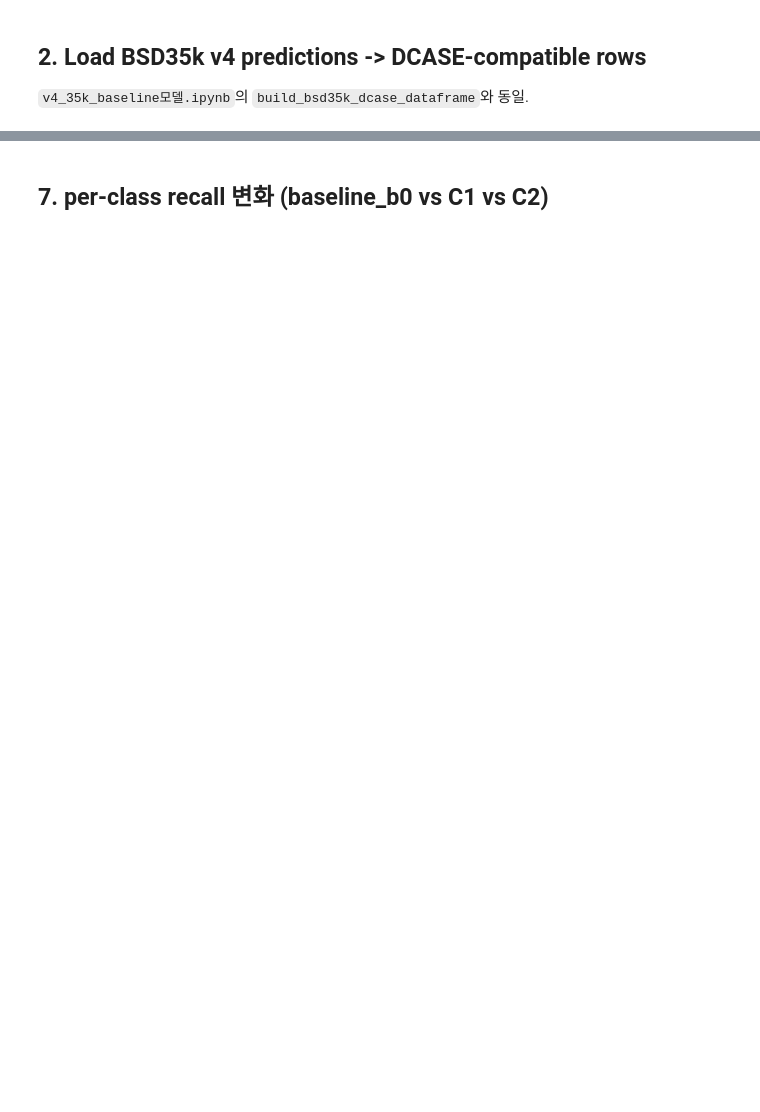
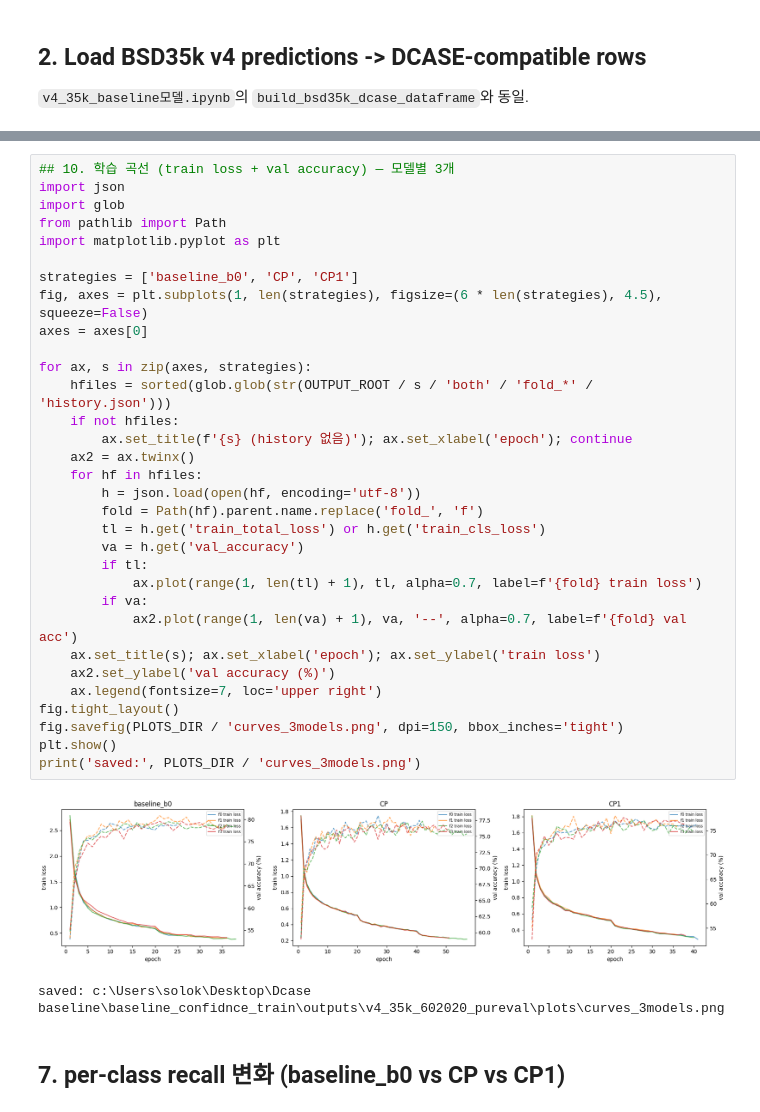
Before and after one commit to KANG-Hyeong-uk/dcase_2026, a Jupyter notebook: notebooks/bsd35k_class_selective_aug.ipynb, the cells around one changed output, grey strips where cells are left out. Drawn from its saved outputs; the diff is of its cells as text; blank space fills up the shorter version.

```diff
--- a/notebooks/bsd35k_class_selective_aug.ipynb
+++ b/notebooks/bsd35k_class_selective_aug.ipynb
@@ -308,5 +669,40 @@ baseline_b0 H-Acc = {b0:.3f}')
+# %%
+## 10. 학습 곡선 (train loss + val accuracy) — 모델별 3개
+import json
+import glob
+from pathlib import Path
+import matplotlib.pyplot as plt
+
+strategies = ['baseline_b0', 'CP', 'CP1']
+fig, axes = plt.subplots(1, len(strategies), figsize=(6 * len(strategies), 4.5), squeeze=False)
+axes = axes[0]
+
+for ax, s in zip(axes, strategies):
+    hfiles = sorted(glob.glob(str(OUTPUT_ROOT / s / 'both' / 'fold_*' / 'history.json')))
+    if not hfiles:
+        ax.set_title(f'{s} (history 없음)'); ax.set_xlabel('epoch'); continue
+    ax2 = ax.twinx()
+    for hf in hfiles:
+        h = json.load(open(hf, encoding='utf-8'))
+        fold = Path(hf).parent.name.replace('fold_', 'f')
+        tl = h.get('train_total_loss') or h.get('train_cls_loss')
+        va = h.get('val_accuracy')
+        if tl:
+            ax.plot(range(1, len(tl) + 1), tl, alpha=0.7, label=f'{fold} train loss')
+        if va:
+            ax2.plot(range(1, len(va) + 1), va, '--', alpha=0.7, label=f'{fold} val acc')
+    ax.set_title(s); ax.set_xlabel('epoch'); ax.set_ylabel('train loss')
+    ax2.set_ylabel('val accuracy (%)')
+    ax.legend(fontsize=7, loc='upper right')
+fig.tight_layout()
+fig.savefig(PLOTS_DIR / 'curves_3models.png', dpi=150, bbox_inches='tight')
+plt.show()
+print('saved:', PLOTS_DIR / 'curves_3models.png')
+# %% [output]
+[figure, added]
+saved: c:\Users\solok\Desktop\Dcase baseline\baseline_confidnce_train\outputs\v4_35k_602020_pureval\plots\curves_3models.png
 # %% [markdown]
-## 7. per-class recall 변화 (baseline_b0 vs C1 vs C2)
+## 7. per-class recall 변화 (baseline_b0 vs CP vs CP1)
 # %%
 def diag_for(label):
     pat = str(OUTPUT_ROOT / label / 'both' / 'fold_*' / 'evaluation' / 'confusion_matrix_normalized_true.csv')
```
Also changed, not shown: parts of 19 cells of this notebook, 6 other files.
